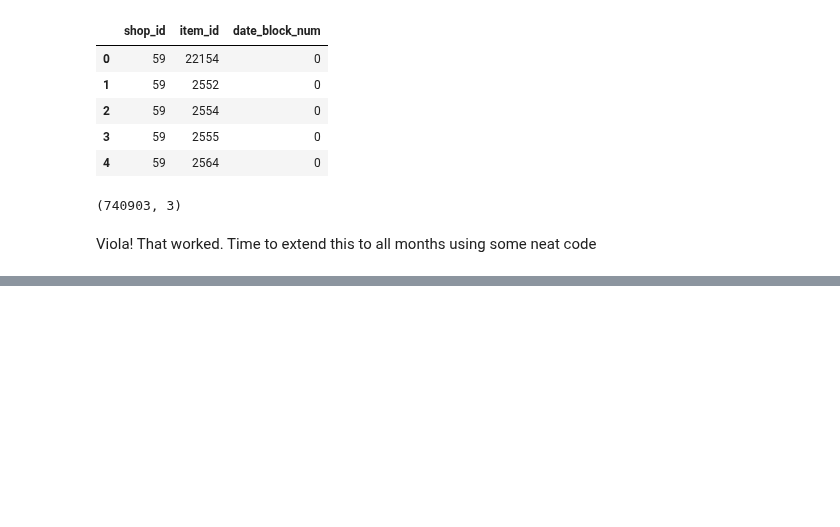
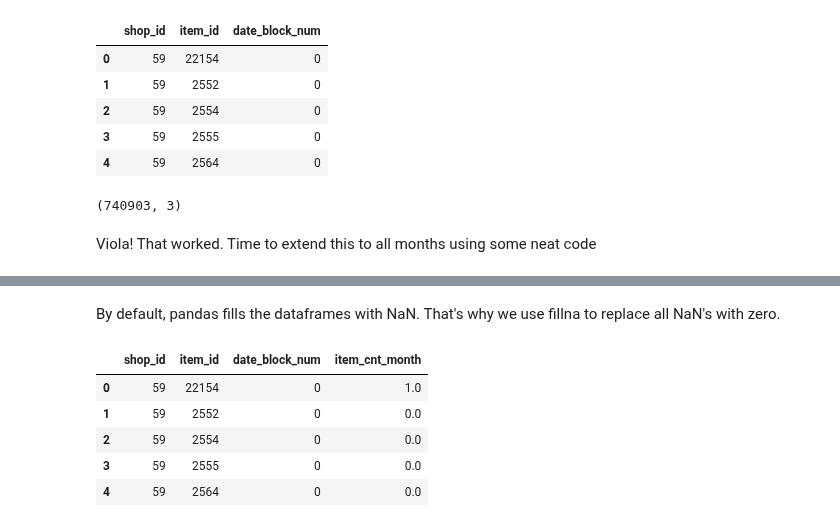
Before and after one commit to sarthakbatragatech/100-Days-of-ML, a Jupyter notebook: Time-Series-Forecasting/Predict-Future-Sales.ipynb, the cells around one changed output, grey strips where cells are left out. Cells and saved outputs as stored; diff of their text form; code cells hidden in the pictures; blank space fills up the shorter version.

```diff
--- a/Time-Series-Forecasting/Predict-Future-Sales.ipynb
+++ b/Time-Series-Forecasting/Predict-Future-Sales.ipynb
@@ -308,0 +341,11 @@ Viola! That worked. Time to extend this to all months using some neat code
+# %% [markdown]
+By default, pandas fills the dataframes with NaN. That's why we use fillna to replace all NaN's with zero.
+# %%
+new_train.head()
+# %% [output]
+|  | shop_id | item_id | date_block_num | item_cnt_month |
+| 0 | 59 | 22154 | 0 | 1.0 |
+| 1 | 59 | 2552 | 0 | 0.0 |
+| 2 | 59 | 2554 | 0 | 0.0 |
+| 3 | 59 | 2555 | 0 | 0.0 |
+| 4 | 59 | 2564 | 0 | 0.0 |
```
Also changed, not shown: parts of 8 cells of this notebook.
